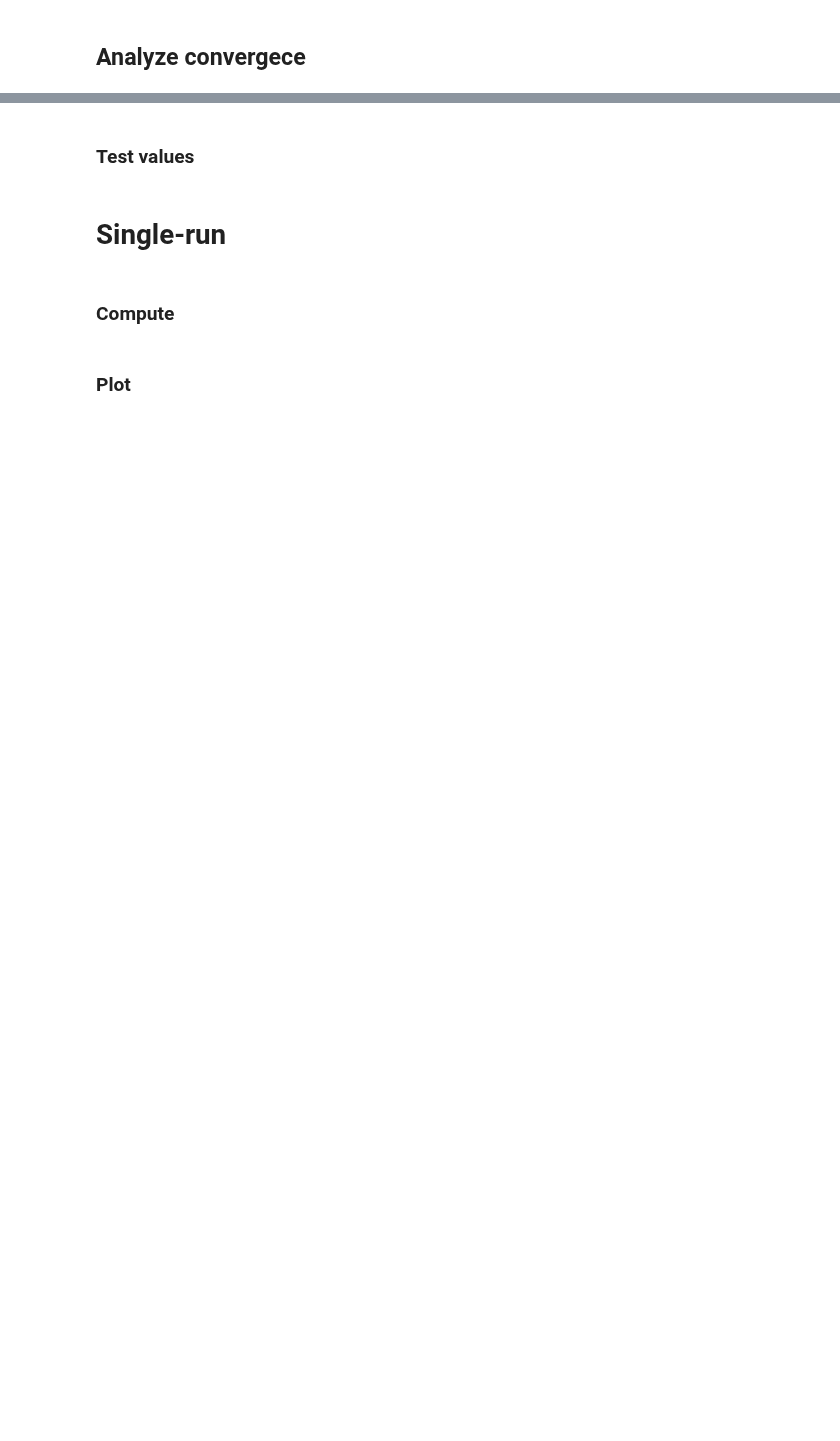
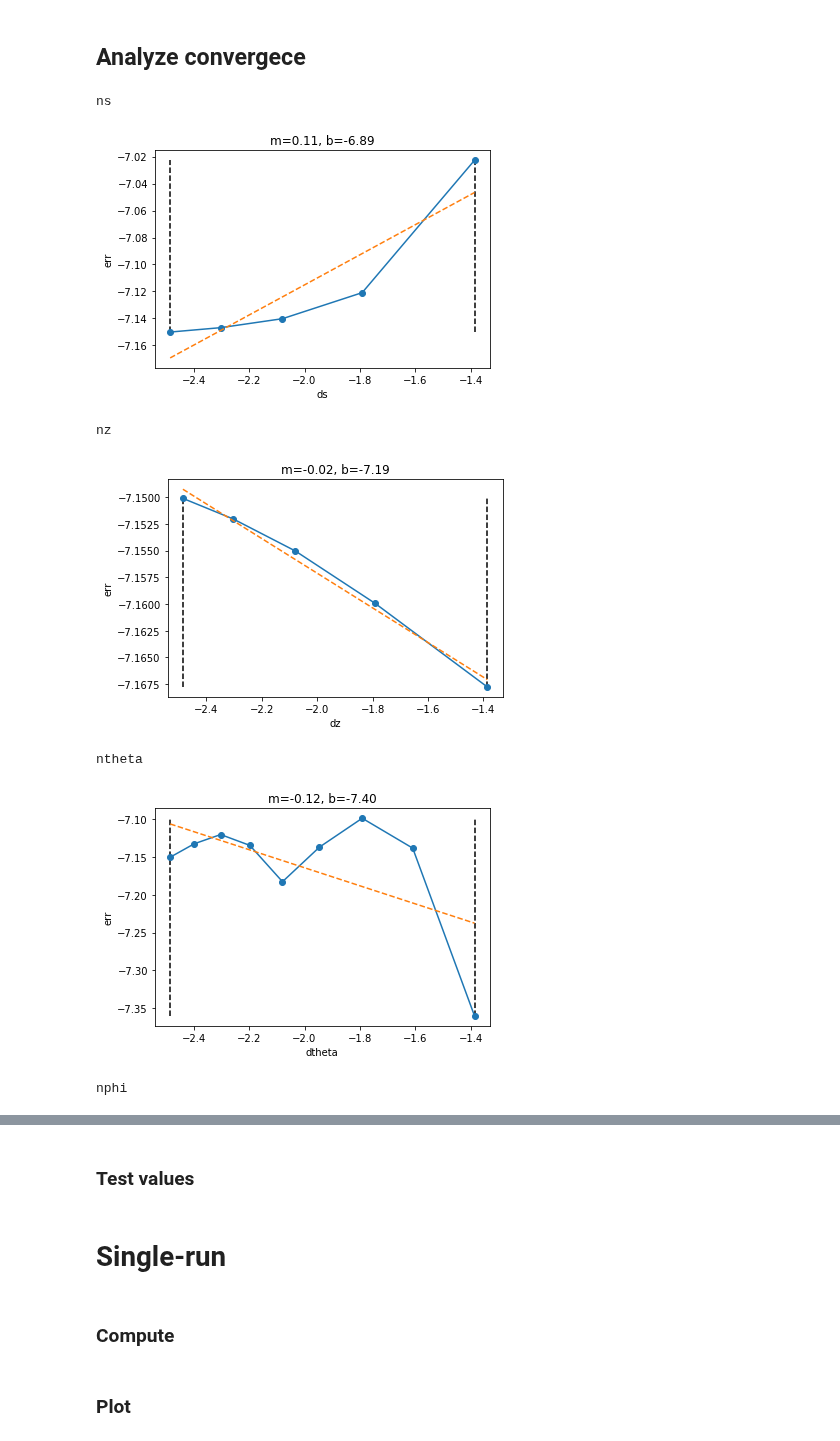
Before and after one commit to OliverEvans96/kelp, a Jupyter notebook: code/python/ManufacturedSolution.ipynb, the cells around one changed output, grey strips where cells are left out. Cells and saved outputs as stored; diff of their text form; code cells hidden in the pictures; blank space fills up the shorter version.

```diff
--- a/code/python/ManufacturedSolution.ipynb
+++ b/code/python/ManufacturedSolution.ipynb
@@ -232,16 +291,16 @@ ipc.queue_status()
 #base_dir = os.path.join(os.environ['SCRATCH'], 'kelp-results')
 base_dir = '/home/oliver/academic/research/kelp-results'
 
-study_name = 'verify_test_24_18_6_noscat_tl_ca_slowz'
+study_name = 'verify_test_12_12_12_b05_uniform_smallderiv'
 study_dir = os.path.join(base_dir, study_name)
 
-ns_max = 24
-nz_max = 8
-ntheta_max = 6
-nphi_max = 6
+ns_max = 12
+nz_max = 12
+ntheta_max = 12
+nphi_max = 12
 
-ns_list = range(4, ns_max+1, 1)
-nz_list = range(4, nz_max+1, 1)
+ns_list = range(4, ns_max+1, 2)
+nz_list = range(4, nz_max+1, 2)
 ntheta_list = range(4, ntheta_max+1, 1)
 nphi_list = range(4, nphi_max+1, 2)
 
@@ -288,31 +368,39 @@ max_res_dict = {
 }
 dim_dict = dict(zip(dim_names, dim_resolutions))
 
 # Loop over dimensions
 for dim_num, dim_name in enumerate(dim_names):
     # List of resolutions in the current dimension
     current_dim = dim_dict[dim_name]
 
     print(dim_name)
     err_dict = {}
     for n in current_dim:
         all_dims = {**max_res_dict, **{dim_name: n}}
         results_list = kelp_analyze.query_results(
             conn, study_name,
             **all_dims
         )
 
         rad = results_list[0]['rad'][:]
         true_rad = results_list[0]['true_rad'][:]
 
         err = norm(rad - true_rad)
         err_dict[n] = err
 
     res_arr = rope_spacing / np.array(current_dim)
     err_arr = np.array([err_dict[n] for n in current_dim])
 
     conv.plot_lin_fit(
         np.log(res_arr), np.log(err_arr),
-        min(np.log(res_arr)), max(np.log(res_arr))-1e-2,
+        min(np.log(res_arr)), max(np.log(res_arr)),
         xlabel='d'+dim_name[1:], ylabel='err'
     )
+# %% [output]
+ns
+[figure, added]
+nz
+[figure, added]
+ntheta
+[figure, added]
+nphi
```
Also changed, not shown: parts of 18 cells of this notebook, 1 other file.
